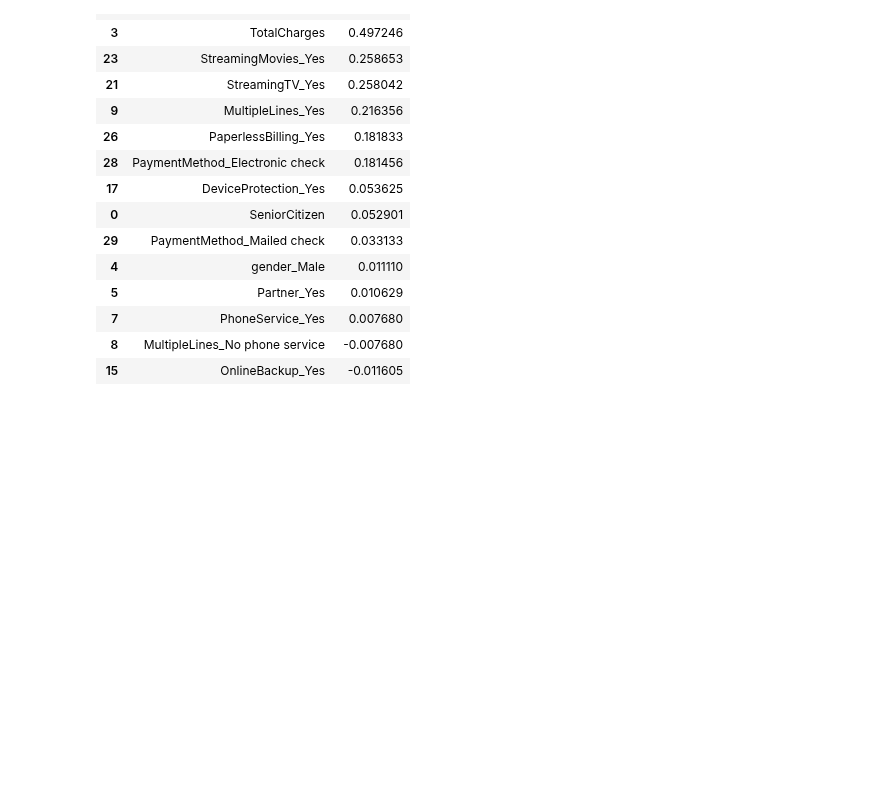
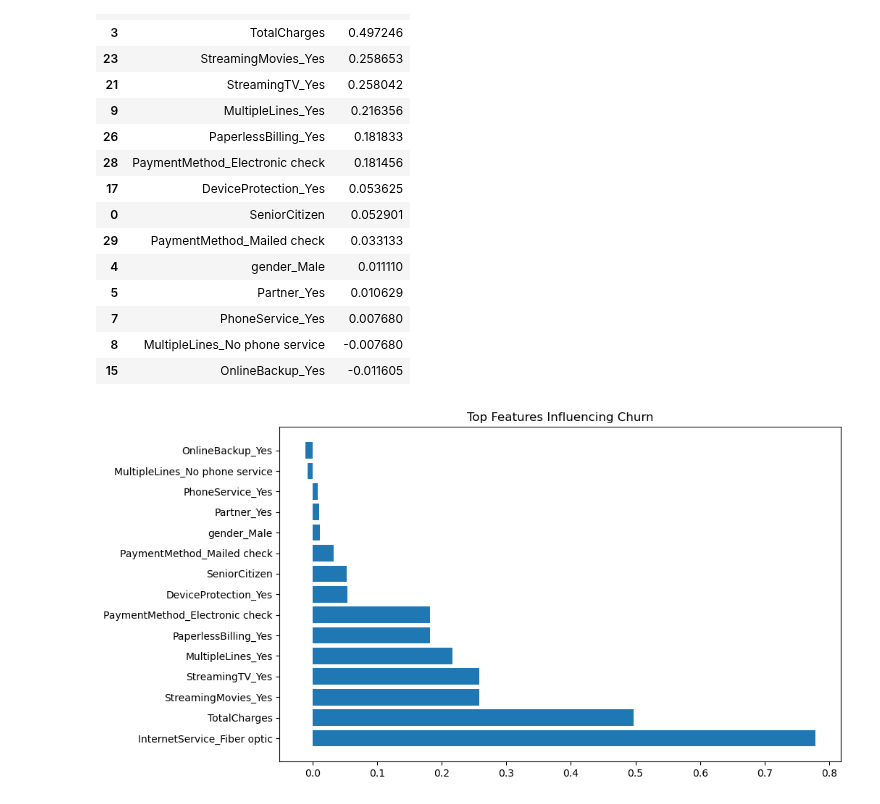
Before and after one commit to Samm-05/telecom-churn-prediction, a Jupyter notebook: notebooks/05_model_training.ipynb, the cells around one changed output. Saved outputs shown, nothing was run; the diff lists cells and outputs as text; code cells hidden in the pictures; blank space fills up the shorter version.

```diff
--- a/notebooks/05_model_training.ipynb
+++ b/notebooks/05_model_training.ipynb
@@ -338,3 +338,20 @@ importance.head(15)
 | 7 | PhoneService_Yes | 0.007680 |
 | 8 | MultipleLines_No phone service | -0.007680 |
 | 15 | OnlineBackup_Yes | -0.011605 |
+# %%
+import matplotlib.pyplot as plt
+
+top_features = importance.head(15)
+
+plt.figure(figsize=(10,6))
+
+plt.barh(
+    top_features["Feature"],
+    top_features["Coefficient"]
+)
+
+plt.title("Top Features Influencing Churn")
+
+plt.show()
+# %% [output]
+[figure, added]
```
Also changed, not shown: parts of 1 cell of this notebook.
